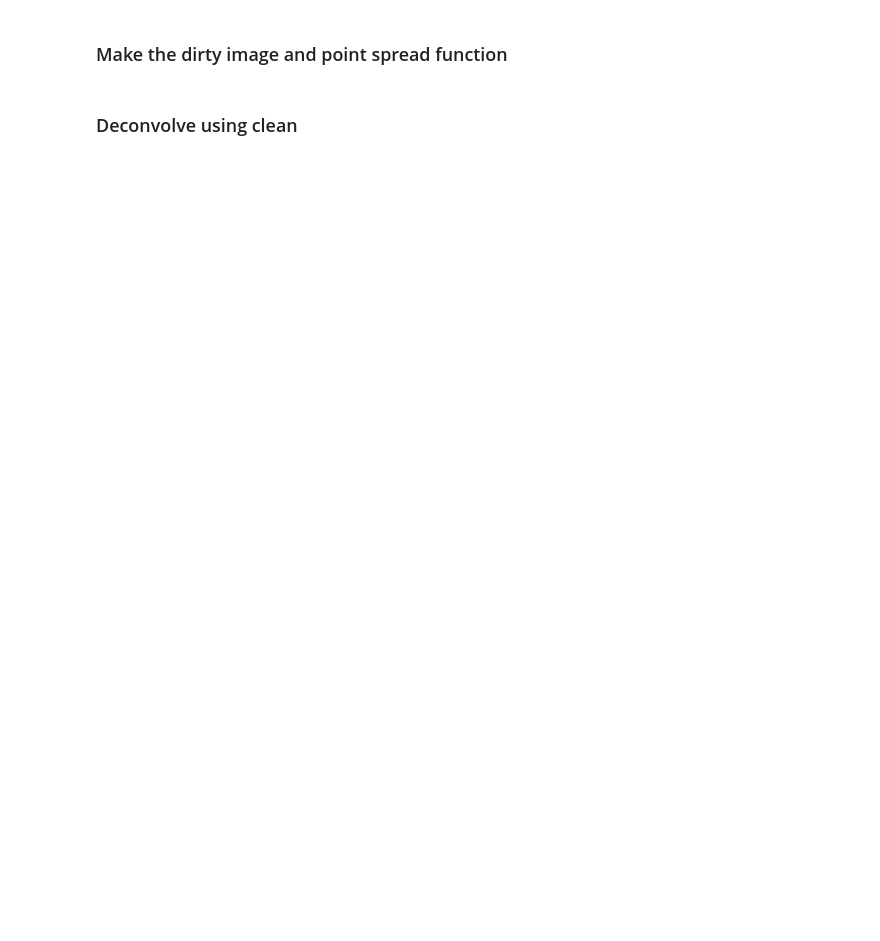
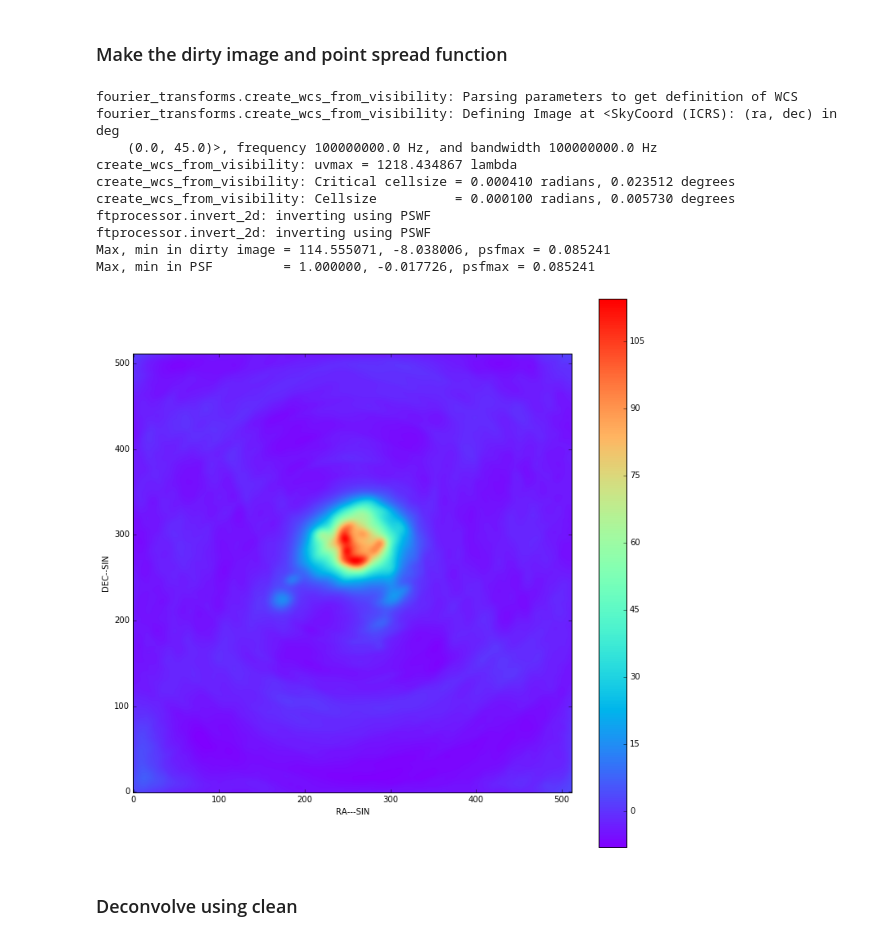
Before and after one commit to SKA-ScienceDataProcessor/algorithm-reference-library, a Jupyter notebook: examples/arl/imaging.ipynb, the cells around one changed output. Saved outputs shown, nothing was run; the diff lists cells and outputs as text; code cells hidden in the pictures; blank space fills up the shorter version.

Commit message:
Re-instate arl/imaging notebook
Others yet to be checked. I want to get this in the standard build before Thursday.

```diff
--- a/examples/arl/imaging.ipynb
+++ b/examples/arl/imaging.ipynb
@@ -110,19 +93,32 @@ plt.show()
 # %% [markdown]
 ### Make the dirty image and point spread function
 # %%
-parameters={}
-parameters['npixel']=512
-parameters['cellsize']=0.0001
-parameters['wstep']=30.0
-dirty, psf, sumwt = invert_visibility(vt, parameters)
+model = create_image_from_visibility(vt, params=parameters)
+dirty = invert_2d(vt, model, params=parameters)
+psf = invert_2d(vt, model, dopsf=True, params=parameters)
+psfmax = psf.data.max()
+dirty.data = dirty.data/psfmax
+psf.data = psf.data/psfmax
+
 show_image(dirty)
-print("Max, min in dirty image = %.6f, %.6f, sum of weights = %f" % (dirty.data.max(), dirty.data.min(), sumwt))
+print("Max, min in dirty image = %.6f, %.6f, psfmax = %f" % (dirty.data.max(), dirty.data.min(), psfmax))
 
-print("Max, min in PSF         = %.6f, %.6f, sum of weights = %f" % (psf.data.max(), psf.data.min(), sumwt))
+print("Max, min in PSF         = %.6f, %.6f, psfmax = %f" % (psf.data.max(), psf.data.min(), psfmax))
 
-export_image_to_fits(dirty, 'temp_dirty.fits')
-export_image_to_fits(psf, 'temp_psf.fits')
-m31compnew = find_skycomponent(dirty)
+export_image_to_fits(dirty, 'imaging_dirty.fits')
+export_image_to_fits(psf, 'imaging_psf.fits')
+# %% [output]
+fourier_transforms.create_wcs_from_visibility: Parsing parameters to get definition of WCS
+fourier_transforms.create_wcs_from_visibility: Defining Image at <SkyCoord (ICRS): (ra, dec) in deg
+    (0.0, 45.0)>, frequency 100000000.0 Hz, and bandwidth 100000000.0 Hz
+create_wcs_from_visibility: uvmax = 1218.434867 lambda
+create_wcs_from_visibility: Critical cellsize = 0.000410 radians, 0.023512 degrees
+create_wcs_from_visibility: Cellsize          = 0.000100 radians, 0.005730 degrees
+ftprocessor.invert_2d: inverting using PSWF
+ftprocessor.invert_2d: inverting using PSWF
+Max, min in dirty image = 114.555071, -8.038006, psfmax = 0.085241
+Max, min in PSF         = 1.000000, -0.017726, psfmax = 0.085241
+[figure, added]
 # %% [markdown]
 ### Deconvolve using clean
 # %%
```
Also changed, not shown: parts of 10 cells of this notebook, 2 other files.
